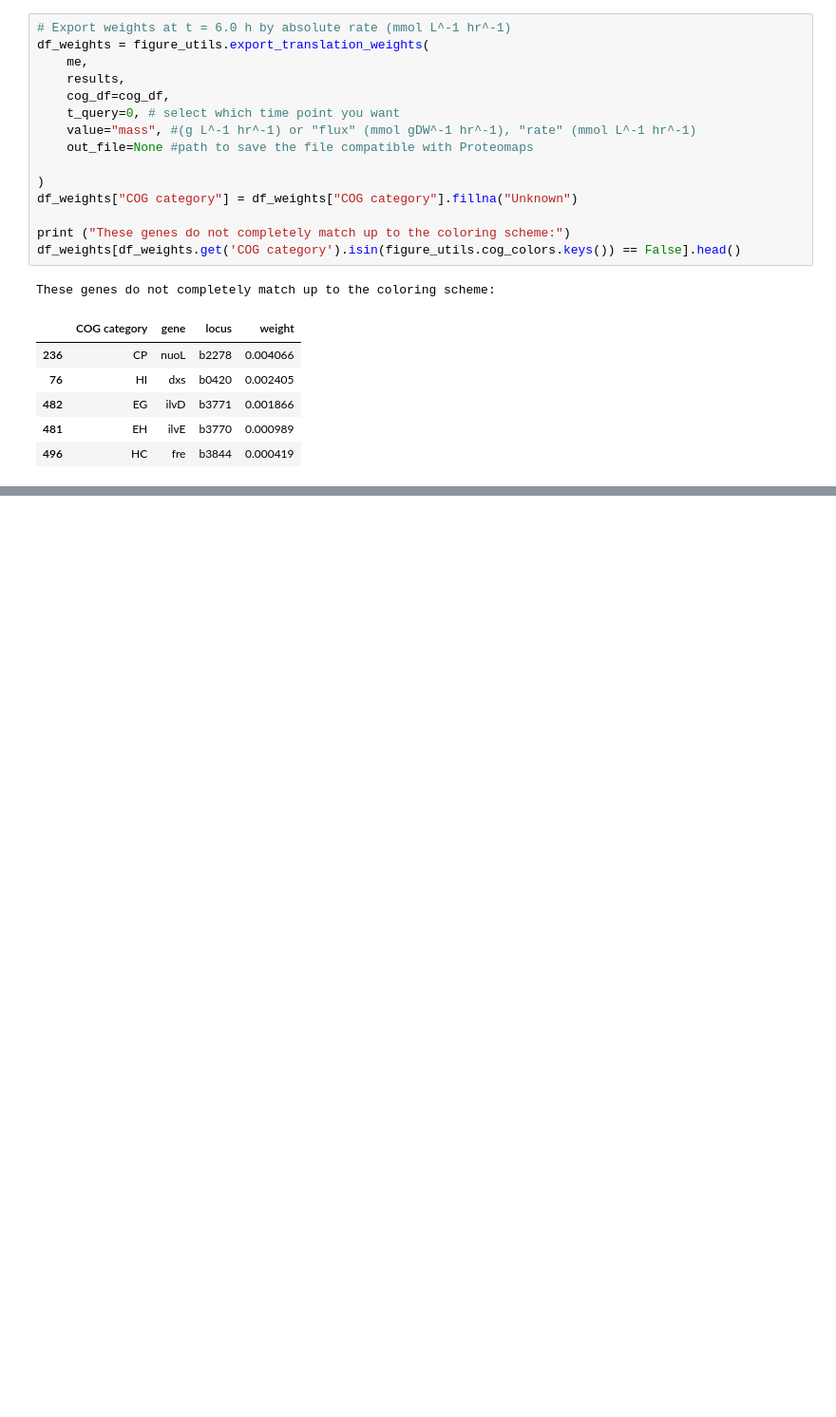
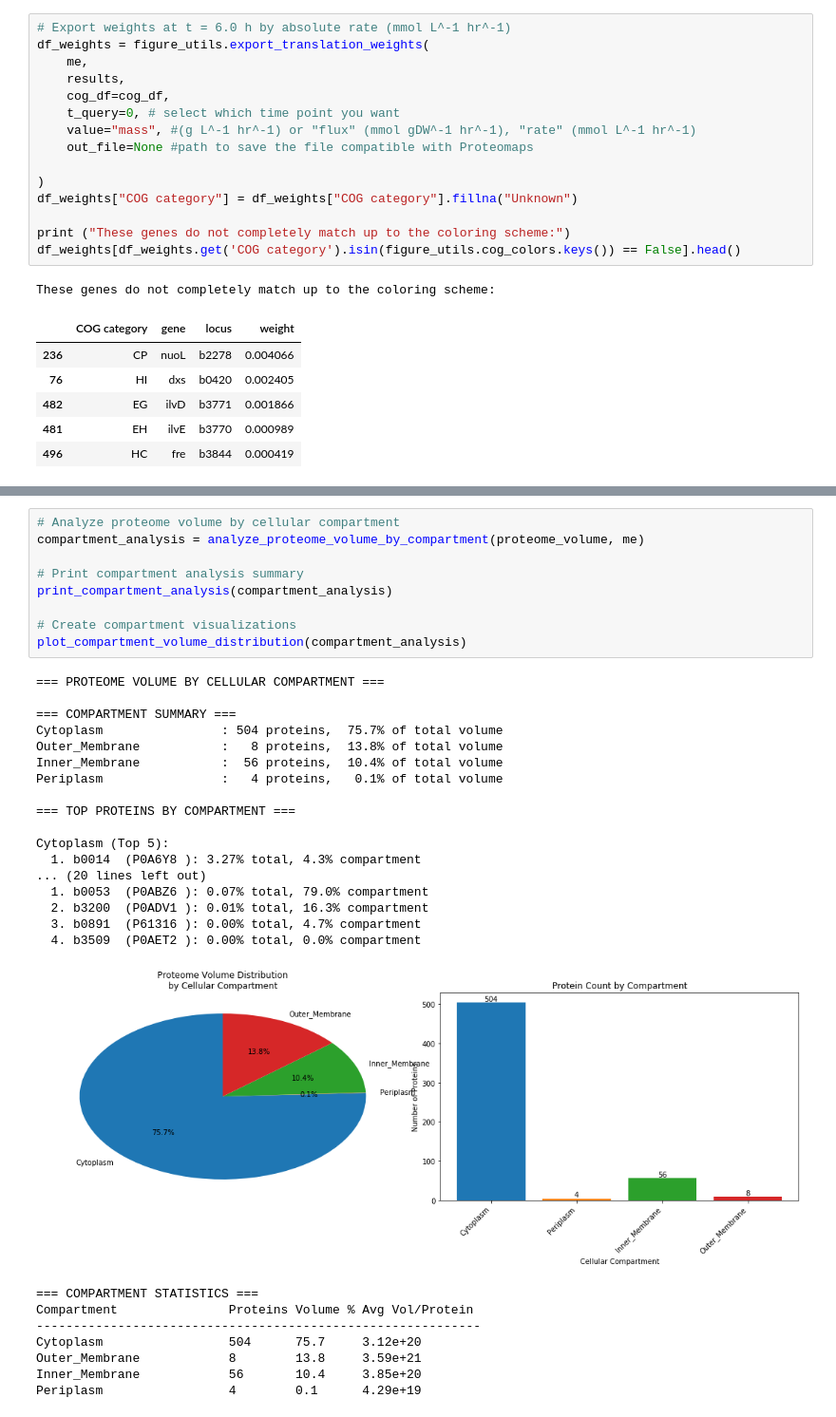
Before and after one commit to SBRG/StressME-DynamicME, a Jupyter notebook: figures_stressme.ipynb, the cells around one changed output, grey strips where cells are left out. Shown at 95% size. Cells and saved outputs as stored; diff of their text form; blank space fills up the shorter version.

```diff
--- a/figures_stressme.ipynb
+++ b/figures_stressme.ipynb
@@ -75,0 +174,35 @@ figure_utils.write_d3_voronoi_html(hier, out_html="run_stressme_results/demo/vor
+# %%
+# Analyze proteome volume by cellular compartment
+compartment_analysis = analyze_proteome_volume_by_compartment(proteome_volume, me)
+
+# Print compartment analysis summary
+print_compartment_analysis(compartment_analysis)
+
+# Create compartment visualizations
+plot_compartment_volume_distribution(compartment_analysis)
+# %% [output]
+=== PROTEOME VOLUME BY CELLULAR COMPARTMENT ===
+
+=== COMPARTMENT SUMMARY ===
+Cytoplasm                : 504 proteins,  75.7% of total volume
+Outer_Membrane           :   8 proteins,  13.8% of total volume
+Inner_Membrane           :  56 proteins,  10.4% of total volume
+Periplasm                :   4 proteins,   0.1% of total volume
+
+=== TOP PROTEINS BY COMPARTMENT ===
+
+Cytoplasm (Top 5):
+  1. b0014  (P0A6Y8 ): 3.27% total, 4.3% compartment
+... (20 lines left out)
+  1. b0053  (P0ABZ6 ): 0.07% total, 79.0% compartment
+  2. b3200  (P0ADV1 ): 0.01% total, 16.3% compartment
+  3. b0891  (P61316 ): 0.00% total, 4.7% compartment
+  4. b3509  (P0AET2 ): 0.00% total, 0.0% compartment
+[figure, added]
+=== COMPARTMENT STATISTICS ===
+Compartment               Proteins Volume % Avg Vol/Protein
+------------------------------------------------------------
+Cytoplasm                 504      75.7     3.12e+20
+Outer_Membrane            8        13.8     3.59e+21
+Inner_Membrane            56       10.4     3.85e+20
+Periplasm                 4        0.1      4.29e+19
```
Also changed, not shown: parts of 12 cells of this notebook, 9 other files.
